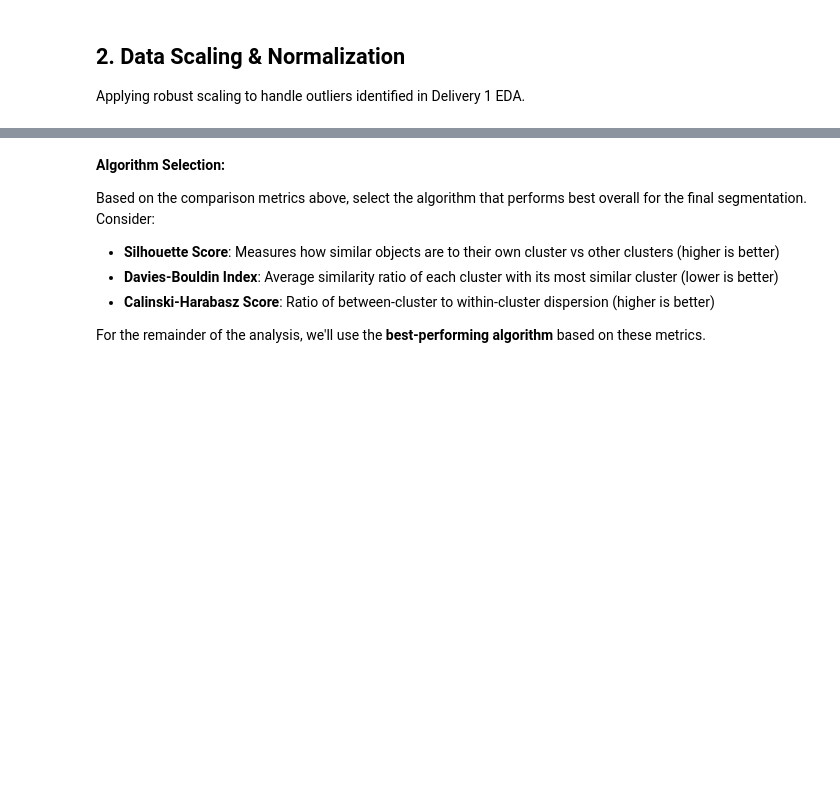
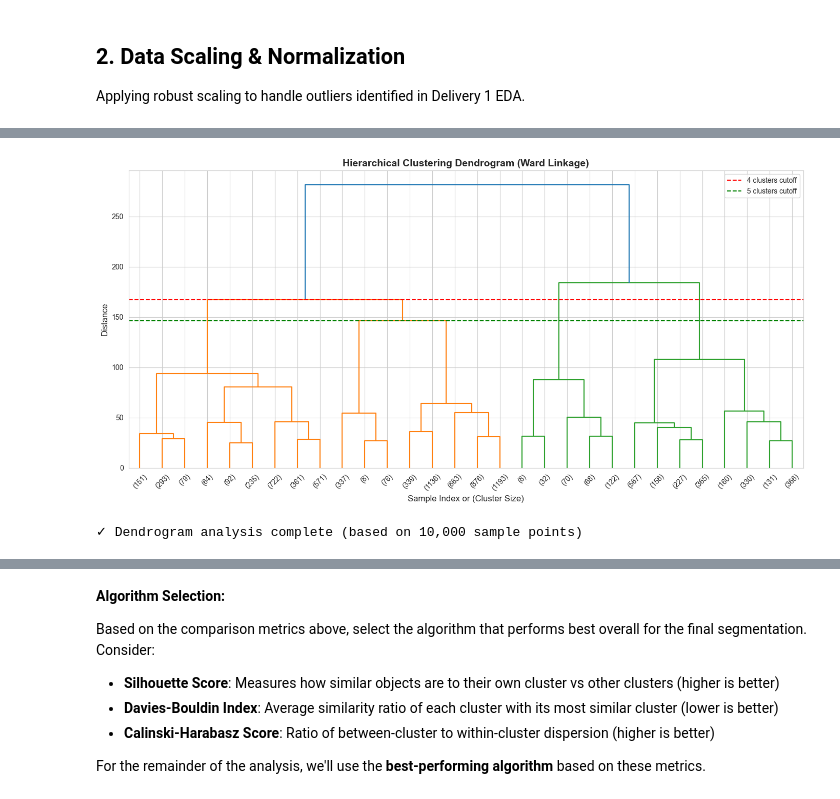
Before and after one commit to Port0goose/Data-Mining-Assignment, a Jupyter notebook: Group68_Clustering_Code.ipynb, the cells around one changed output, grey strips where cells are left out. Cells and saved outputs as stored; diff of their text form; code cells hidden in the pictures; blank space fills up the shorter version.

```diff
--- a/Group68_Clustering_Code.ipynb
+++ b/Group68_Clustering_Code.ipynb
@@ -118,0 +260,24 @@ plt.show()
+# %%
+# Hierarchical Clustering Dendrogram to visualize cluster structure
+# Using a sample for faster computation
+sample_size = min(10000, len(df_scaled))
+sample_indices = np.random.RandomState(42).choice(len(df_scaled), size=sample_size, replace=False)
+df_sample = df_scaled.iloc[sample_indices]
+
+plt.figure(figsize=(14, 7))
+linkage_matrix = linkage(df_sample, method='ward')
+dendrogram(linkage_matrix, truncate_mode='lastp', p=30, leaf_font_size=10)
+plt.title('Hierarchical Clustering Dendrogram (Ward Linkage)', fontsize=14, fontweight='bold')
+plt.xlabel('Sample Index or (Cluster Size)', fontsize=12)
+plt.ylabel('Distance', fontsize=12)
+plt.axhline(y=linkage_matrix[-3, 2], color='r', linestyle='--', label='4 clusters cutoff')
+plt.axhline(y=linkage_matrix[-4, 2], color='g', linestyle='--', label='5 clusters cutoff')
+plt.legend()
+plt.tight_layout()
+plt.savefig(f'{output_dir}/optimal_k_dendrogram.png', dpi=300, bbox_inches='tight')
+plt.show()
+
+print(f"✓ Dendrogram analysis complete (based on {sample_size:,} sample points)")
+# %% [output]
+[figure, added]
+✓ Dendrogram analysis complete (based on 10,000 sample points)
```
Also changed, not shown: parts of 24 cells of this notebook, 4 other files.
